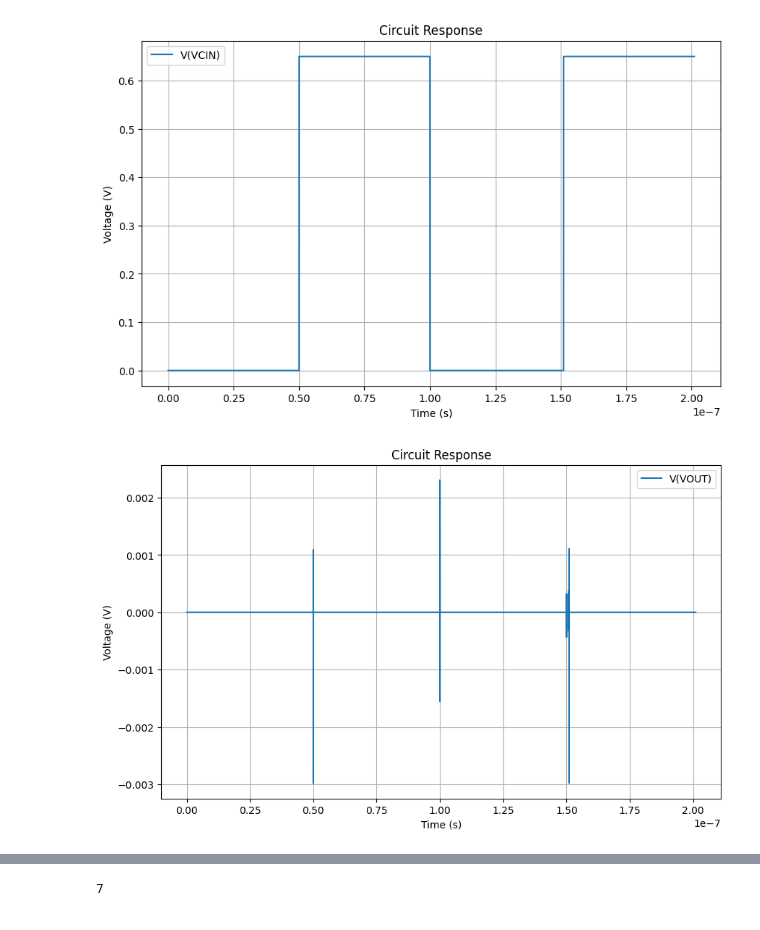
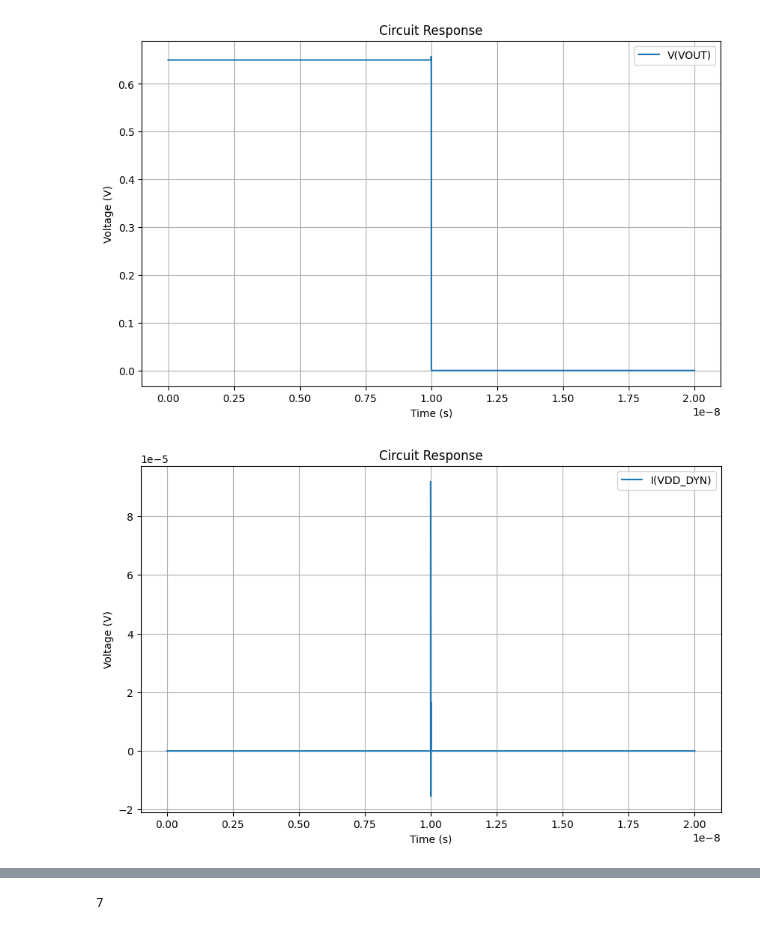
Before and after one commit to thou1940/libretto, a Jupyter notebook: waveform.ipynb, the cells around one changed output, grey strips where cells are left out. Saved outputs shown, nothing was run; the diff lists cells and outputs as text; code cells hidden in the pictures.

```diff
--- a/waveform.ipynb
+++ b/waveform.ipynb
@@ -5,7 +5,7 @@ import matplotlib.pyplot as plt
 # Load data from the Xyce output file
 data = []
 
-with open("work/vt_0.65_25.0_c2q1_DFFHQx1_D01_CLK0101_Q01_hd_j0_0.000136_0.0028_setup-1.0164_hold-0.1188.sp.prn", "r") as f:
+with open("work/vt_0.65_25.0_delay1_INVx1_A01_Y10_0.000675_0.005992_energy.sp.prn", "r") as f:
     # Skip the header line
     header = f.readline()
 
@@ -32,14 +32,14 @@ plt.grid(True)
 plt.legend()
 plt.show()
 
-plt.figure(figsize=(10,6))
-plt.plot(data[0], data[3], label='V(VCIN)')
-plt.title("Circuit Response")
-plt.xlabel("Time (s)")
-plt.ylabel("Voltage (V)")
-plt.grid(True)
-plt.legend()
-plt.show()
+# plt.figure(figsize=(10,6))
+# plt.plot(data[0], data[3], label='V(VCIN)')
+# plt.title("Circuit Response")
+# plt.xlabel("Time (s)")
+# plt.ylabel("Voltage (V)")
+# plt.grid(True)
+# plt.legend()
+# plt.show()
 
 plt.figure(figsize=(10,6))
 plt.plot(data[0], data[2], label='V(VOUT)')
@@ -52,7 +52,7 @@ plt.show()
 
 if(len(data)>5):
     plt.figure(figsize=(10,6))
-    plt.plot(data[0], data[4], label='I(VDD_DYN)')
+    plt.plot(data[0], data[3], label='I(VDD_DYN)')
     plt.title("Circuit Response")
     plt.xlabel("Time (s)")
     plt.ylabel("Voltage (V)")
@@ -61,7 +61,7 @@ if(len(data)>5):
     plt.show()
 
     plt.figure(figsize=(10,6))
-    plt.plot(data[0], data[5], label='I(VSS_DYN)')
+    plt.plot(data[0], data[4], label='I(VSS_DYN)')
     plt.title("Circuit Response")
     plt.xlabel("Time (s)")
     plt.ylabel("Voltage (V)")
@@ -70,7 +70,7 @@ if(len(data)>5):
     plt.show()
 
     plt.figure(figsize=(10,6))
-    plt.plot(data[0], data[6], label='I(VIN)')
+    plt.plot(data[0], data[5], label='I(VIN)')
     plt.title("Circuit Response")
     plt.xlabel("Time (s)")
     plt.ylabel("Voltage (V)")
@@ -82,2 +82,2 @@ if(len(data)>5):
-[figure, old version]
+[figure, new version]
-[figure, old version]
+[figure, new version]
```
Also changed, not shown: parts of 1 cell of this notebook, 24 other files.
